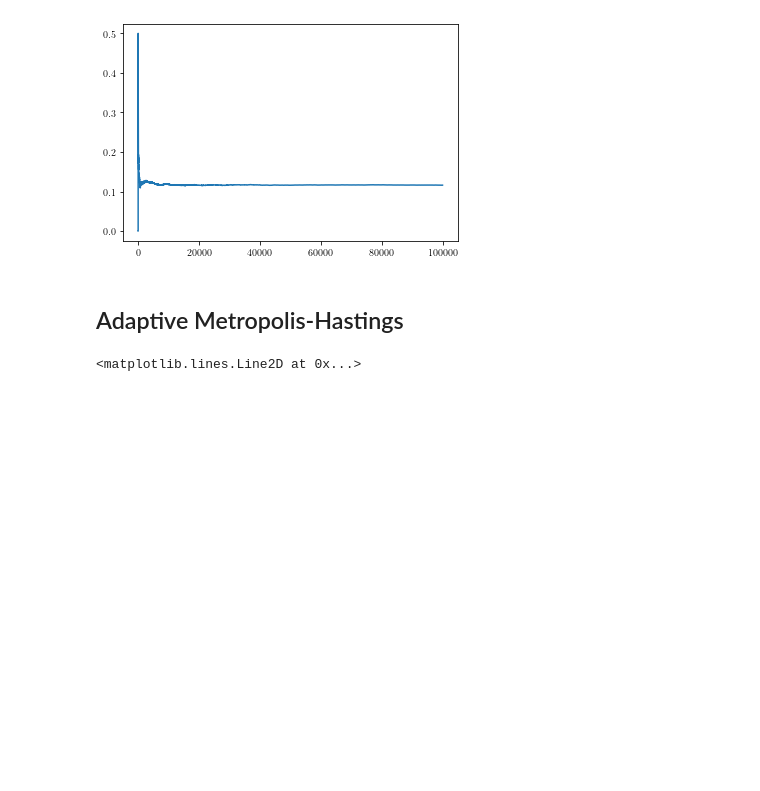
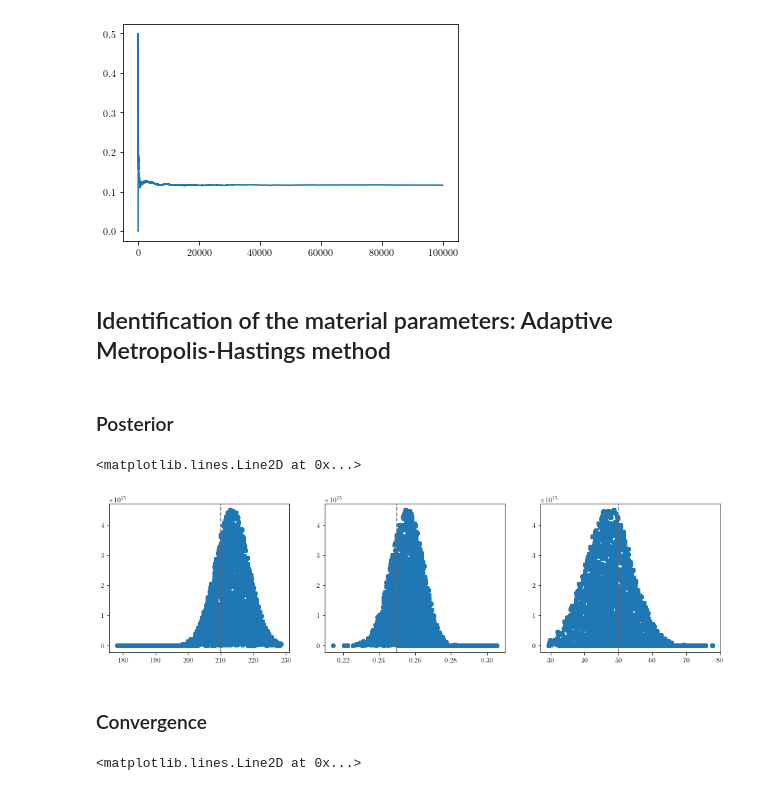
Before and after one commit to mark-hobbs/bayesian-inference-tutorial, a Jupyter notebook: 3_Linear_Elasticity_Linear_Hardening.ipynb, the cells around one changed output. Saved outputs shown, nothing was run; the diff lists cells and outputs as text; code cells hidden in the pictures; blank space fills up the shorter version.

```diff
--- a/3_Linear_Elasticity_Linear_Hardening.ipynb
+++ b/3_Linear_Elasticity_Linear_Hardening.ipynb
@@ -168,13 +179,29 @@ plt.plot(accept_rate)
 [<matplotlib.lines.Line2D at 0x...>]
 [figure]
 # %% [markdown]
-## Adaptive Metropolis-Hastings
+## Identification of the material parameters: Adaptive Metropolis-Hastings method
 # %%
 data = [strain_data, stress_data]
 mh_ap = AdaptiveMetropolisHastings(model, data, n_samples=4E5)
 
 x_0 = np.array([[200], [0.29], [60]])  # Initial sample
 x_hist, pdf_hist, accept_rate = mh_ap.sample(x_0)
+# %% [markdown]
+### Posterior
+# %%
+# Density plot of the Markov chain values
+fig, (ax1, ax2, ax3) = plt.subplots(1, 3, figsize=(16, 4))
+ax1.scatter(x_hist[:, 0], pdf_hist);
+ax2.scatter(x_hist[:, 1], pdf_hist);
+ax3.scatter(x_hist[:, 2], pdf_hist);
+ax1.axvline(E, ls='--', color='dimgray')
+ax2.axvline(stress_y, ls='--', color='dimgray')
+ax3.axvline(H, ls='--', color='dimgray')
+# %% [output]
+<matplotlib.lines.Line2D at 0x...>
+[figure, added]
+# %% [markdown]
+### Convergence
 # %%
 fig, (ax1, ax2, ax3) = plt.subplots(3, sharex=True, figsize=(10, 10))
 ax1.plot(x_hist[:, 0])
```
Also changed, not shown: parts of 19 cells of this notebook, 1 other file.
